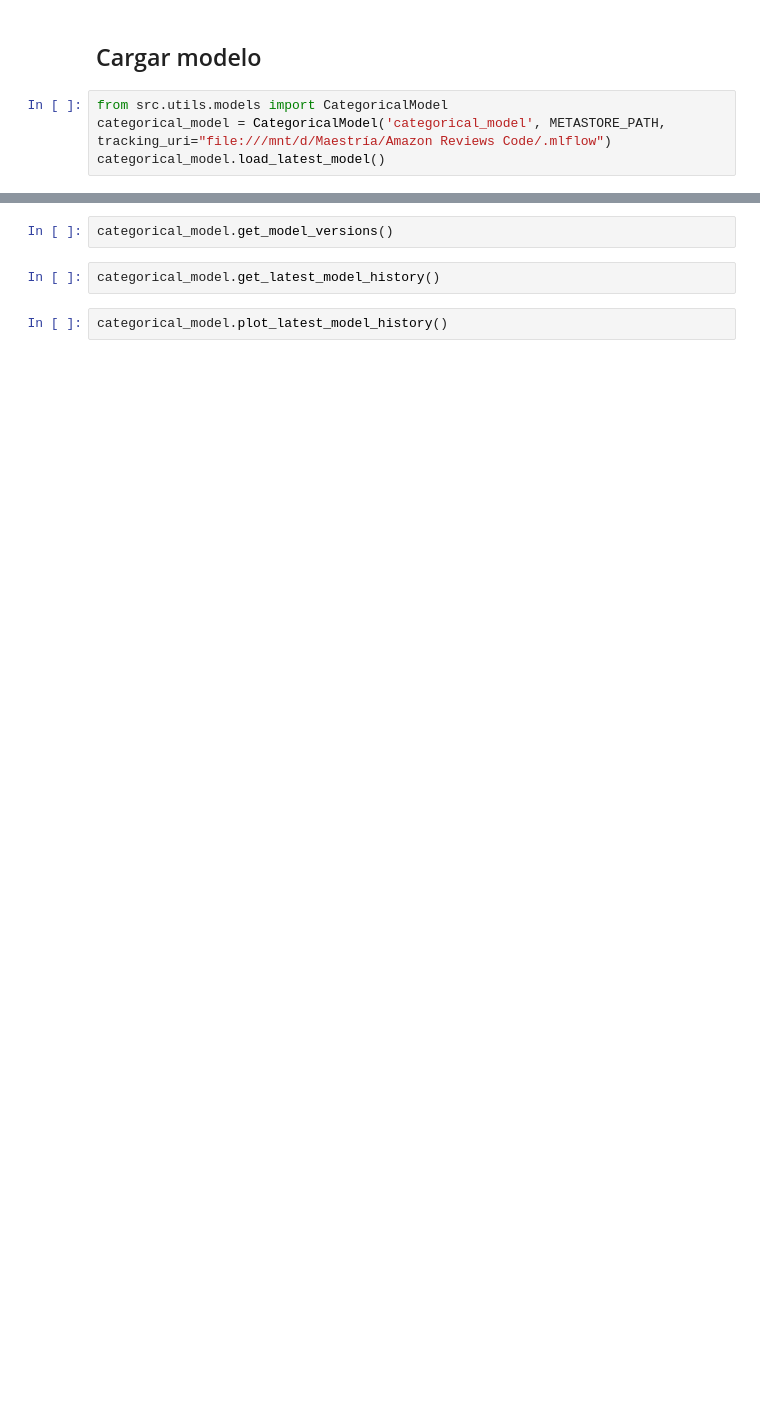
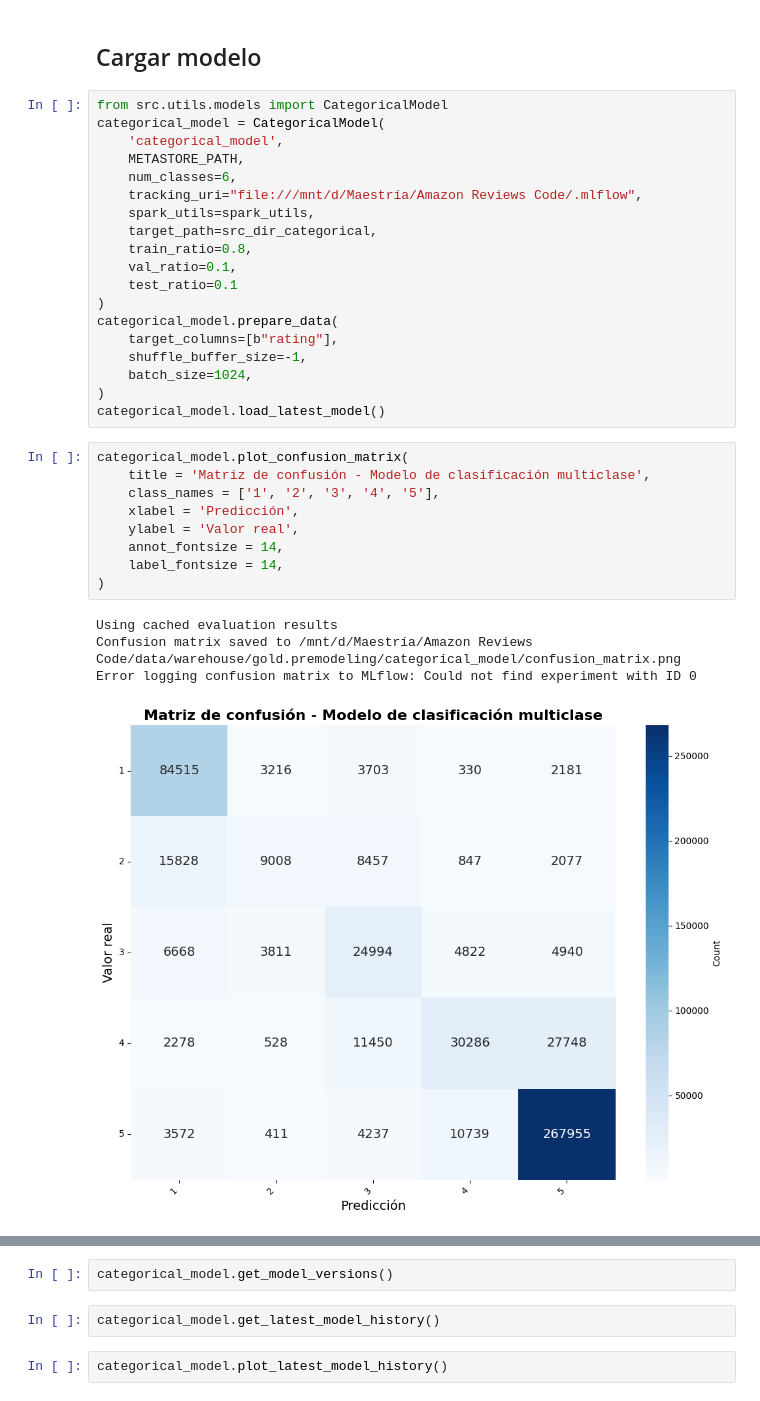
Before and after one commit to UIdealist/products-viability-analysis, a Jupyter notebook: src/gold/training/categorical_model.ipynb, the cells around one changed output, grey strips where cells are left out. Cells and saved outputs as stored; diff of their text form; blank space fills up the shorter version.

```diff
--- a/src/gold/training/categorical_model.ipynb
+++ b/src/gold/training/categorical_model.ipynb
@@ -222,5 +216,34 @@ Plot saved to /mnt/d/Maestría/Amazon Reviews Code/data/warehouse/gold.premodeli
 ## Cargar modelo
 # %%
 from src.utils.models import CategoricalModel
-categorical_model = CategoricalModel('categorical_model', METASTORE_PATH, tracking_uri="file:///mnt/d/Maestría/Amazon Reviews Code/.mlflow")
+categorical_model = CategoricalModel(
+    'categorical_model',
+    METASTORE_PATH,
+    num_classes=6,
+    tracking_uri="file:///mnt/d/Maestría/Amazon Reviews Code/.mlflow",
+    spark_utils=spark_utils,
+    target_path=src_dir_categorical,
+    train_ratio=0.8,
+    val_ratio=0.1,
+    test_ratio=0.1
+)
+categorical_model.prepare_data(
+    target_columns=[b"rating"],
+    shuffle_buffer_size=-1,
+    batch_size=1024,
+)
 categorical_model.load_latest_model()
+# %%
+categorical_model.plot_confusion_matrix(
+    title = 'Matriz de confusión - Modelo de clasificación multiclase',
+    class_names = ['1', '2', '3', '4', '5'],
+    xlabel = 'Predicción',
+    ylabel = 'Valor real',
+    annot_fontsize = 14,
+    label_fontsize = 14,
+)
+# %% [output]
+Using cached evaluation results
+Confusion matrix saved to /mnt/d/Maestría/Amazon Reviews Code/data/warehouse/gold.premodeling/categorical_model/confusion_matrix.png
+Error logging confusion matrix to MLflow: Could not find experiment with ID 0
+[figure, added]
```
Also changed, not shown: parts of 18 cells of this notebook, 22 other files.
